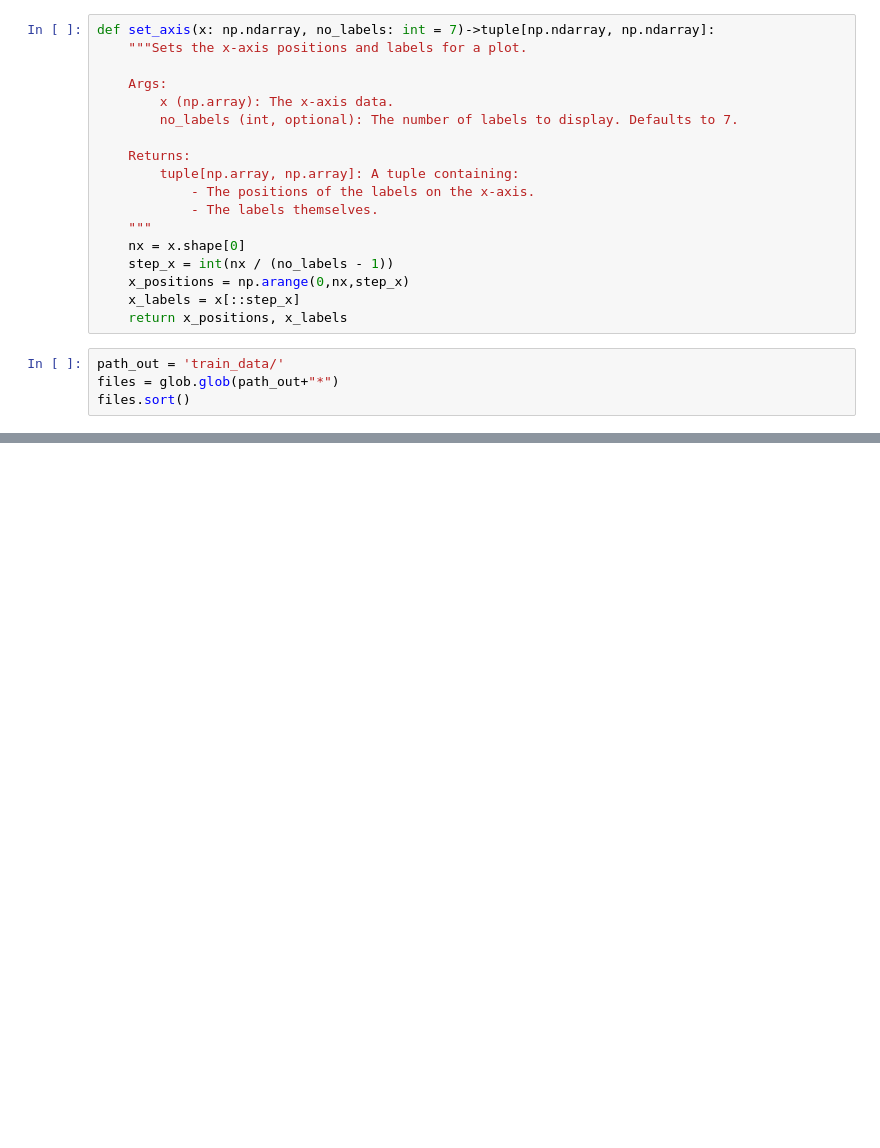
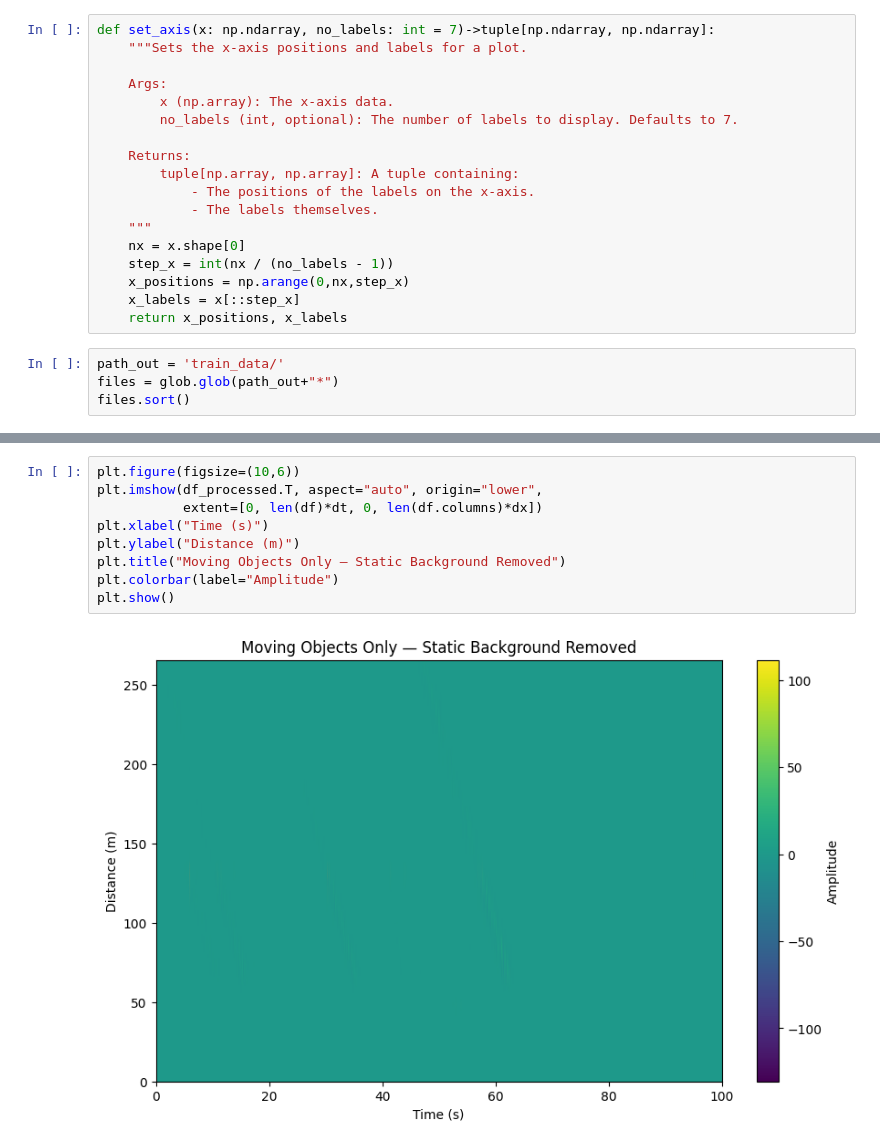
Before and after one commit to csuchorski/object_detection_DAS, a Jupyter notebook: notebook.ipynb, the cells around one changed output, grey strips where cells are left out. Drawn from its saved outputs; the diff is of its cells as text; blank space fills up the shorter version.

```diff
--- a/notebook.ipynb
+++ b/notebook.ipynb
@@ -82,0 +126,11 @@ plt.show()
+# %%
+plt.figure(figsize=(10,6))
+plt.imshow(df_processed.T, aspect="auto", origin="lower",
+           extent=[0, len(df)*dt, 0, len(df.columns)*dx])
+plt.xlabel("Time (s)")
+plt.ylabel("Distance (m)")
+plt.title("Moving Objects Only — Static Background Removed")
+plt.colorbar(label="Amplitude")
+plt.show()
+# %% [output]
+[figure, added]
```
Also changed, not shown: parts of 6 cells of this notebook.
